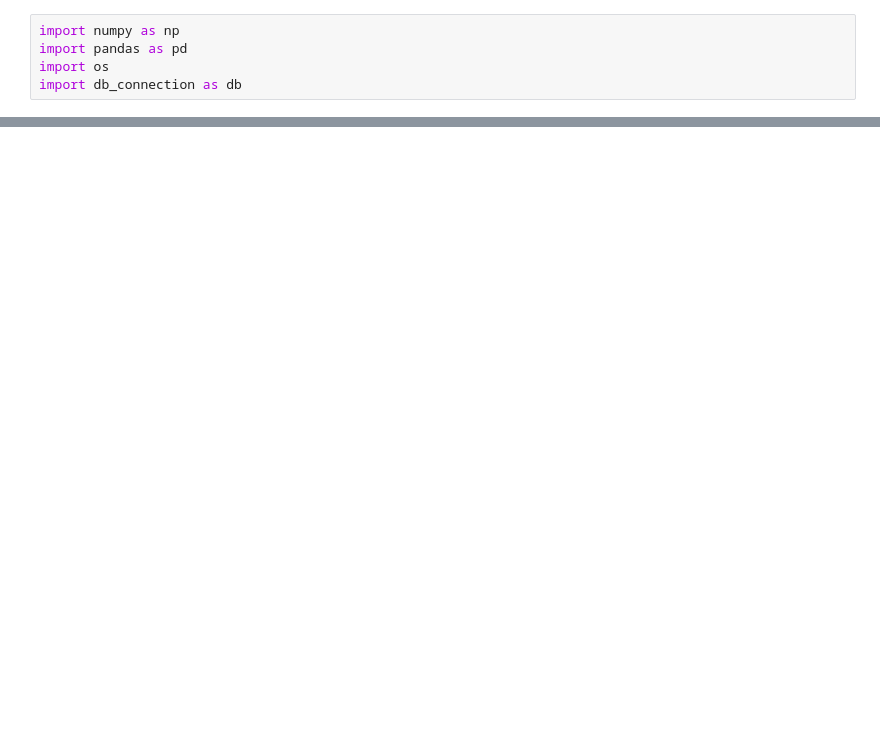
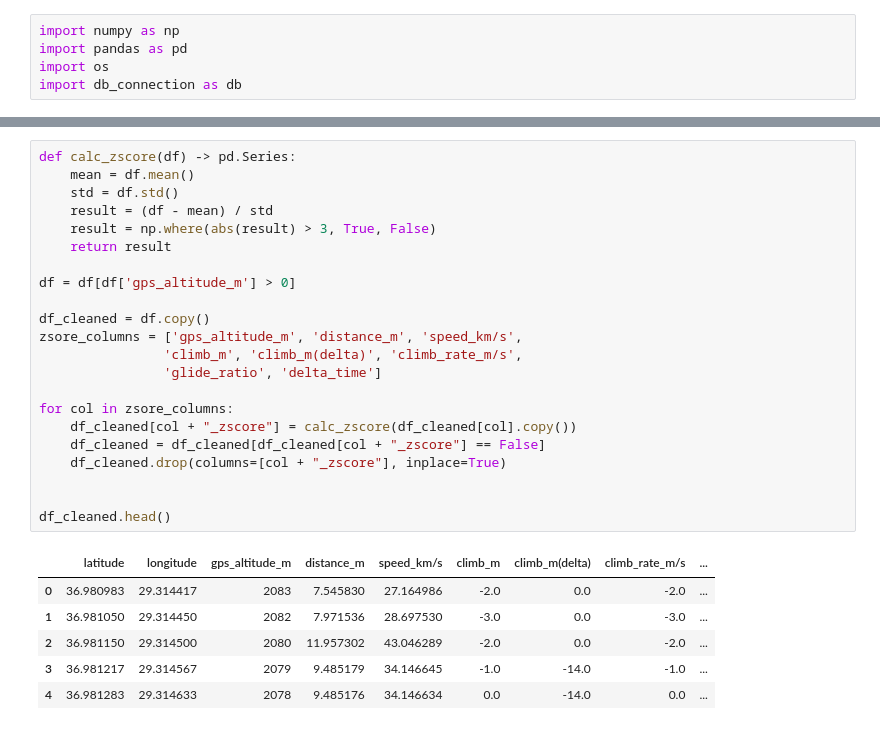
Before and after one commit to SerkanKurd/Paragliding_Flight_Analyses, a Jupyter notebook: scripts/process_flightdata.ipynb, the cells around one changed output, grey strips where cells are left out. Drawn from its saved outputs; the diff is of its cells as text; blank space fills up the shorter version.

```diff
--- a/scripts/process_flightdata.ipynb
+++ b/scripts/process_flightdata.ipynb
@@ -30,0 +69,29 @@ ValueError: Columns must be same length as key
+# %%
+def calc_zscore(df) -> pd.Series:
+    mean = df.mean()
+    std = df.std()
+    result = (df - mean) / std
+    result = np.where(abs(result) > 3, True, False)
+    return result
+
+df = df[df['gps_altitude_m'] > 0]
+
+df_cleaned = df.copy()
+zsore_columns = ['gps_altitude_m', 'distance_m', 'speed_km/s',
+                'climb_m', 'climb_m(delta)', 'climb_rate_m/s',
+                'glide_ratio', 'delta_time']
+
+for col in zsore_columns:
+    df_cleaned[col + "_zscore"] = calc_zscore(df_cleaned[col].copy())
+    df_cleaned = df_cleaned[df_cleaned[col + "_zscore"] == False]
+    df_cleaned.drop(columns=[col + "_zscore"], inplace=True)
+
+
+df_cleaned.head()
+# %% [output]
+|  | latitude | longitude | gps_altitude_m | distance_m | speed_km/s | climb_m | climb_m(delta) | climb_rate_m/s | ... |
+| 0 | 36.980983 | 29.314417 | 2083 | 7.545830 | 27.164986 | -2.0 | 0.0 | -2.0 | ... |
+| 1 | 36.981050 | 29.314450 | 2082 | 7.971536 | 28.697530 | -3.0 | 0.0 | -3.0 | ... |
+| 2 | 36.981150 | 29.314500 | 2080 | 11.957302 | 43.046289 | -2.0 | 0.0 | -2.0 | ... |
+| 3 | 36.981217 | 29.314567 | 2079 | 9.485179 | 34.146645 | -1.0 | -14.0 | -1.0 | ... |
+| 4 | 36.981283 | 29.314633 | 2078 | 9.485176 | 34.146634 | 0.0 | -14.0 | 0.0 | ... |
```
Also changed, not shown: parts of 5 cells of this notebook, 5 other files.
